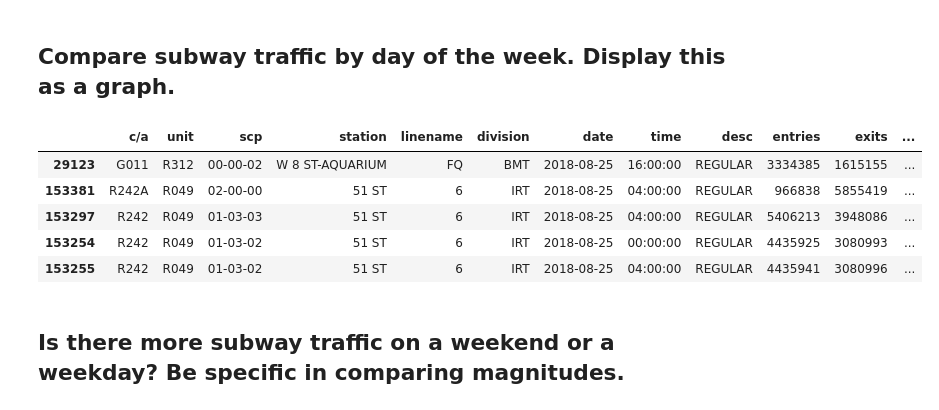
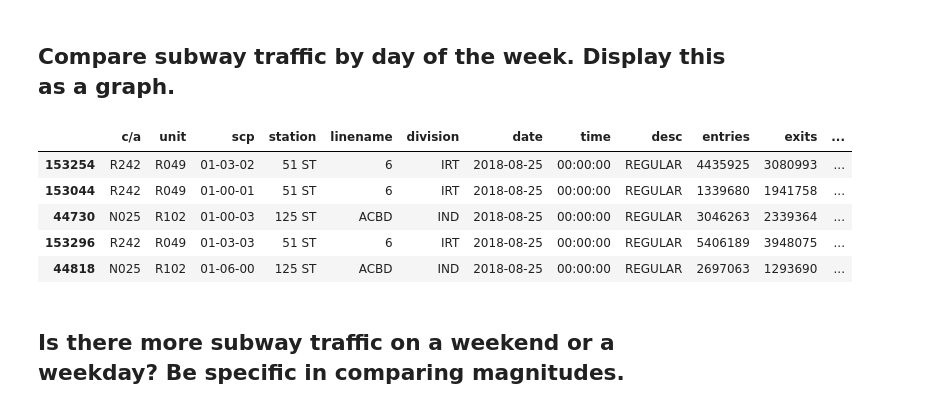
Before and after one commit to kylegwlawrence/dsc-0-03-08-understanding-pandas-series-and-dataframes-lab-online-ds-sp-000, a Jupyter notebook: index.ipynb, the cells around one changed output. Saved outputs shown, nothing was run; the diff lists cells and outputs as text; code cells hidden in the pictures.

```diff
--- a/index.ipynb
+++ b/index.ipynb
@@ -145,22 +145,22 @@ list(df.columns)
 # %%
 #create new column to calculate num entries per day. current entries column is a cumulative amount
 
 #convert date to datetime object
 df.date = pd.to_datetime(df.date, format = '%m/%d/%Y')
 
 #sort by ascending date
-df.sort_values(by = ['date'], ascending = True, inplace = True)
+df.sort_values(by = ['date', 'time'], ascending = True, inplace = True)
 df.head()
 
 #day names
 #df.date.dt.day_name().head()
 # %% [output]
 |  | c/a | unit | scp | station | linename | division | date | time | desc | entries | exits | ... |
-| 29123 | G011 | R312 | 00-00-02 | W 8 ST-AQUARIUM | FQ | BMT | 2018-08-25 | 16:00:00 | REGULAR | 3334385 | 1615155 | ... |
-| 153381 | R242A | R049 | 02-00-00 | 51 ST | 6 | IRT | 2018-08-25 | 04:00:00 | REGULAR | 966838 | 5855419 | ... |
-| 153297 | R242 | R049 | 01-03-03 | 51 ST | 6 | IRT | 2018-08-25 | 04:00:00 | REGULAR | 5406213 | 3948086 | ... |
 | 153254 | R242 | R049 | 01-03-02 | 51 ST | 6 | IRT | 2018-08-25 | 00:00:00 | REGULAR | 4435925 | 3080993 | ... |
-| 153255 | R242 | R049 | 01-03-02 | 51 ST | 6 | IRT | 2018-08-25 | 04:00:00 | REGULAR | 4435941 | 3080996 | ... |
+| 153044 | R242 | R049 | 01-00-01 | 51 ST | 6 | IRT | 2018-08-25 | 00:00:00 | REGULAR | 1339680 | 1941758 | ... |
+| 44730 | N025 | R102 | 01-00-03 | 125 ST | ACBD | IND | 2018-08-25 | 00:00:00 | REGULAR | 3046263 | 2339364 | ... |
+| 153296 | R242 | R049 | 01-03-03 | 51 ST | 6 | IRT | 2018-08-25 | 00:00:00 | REGULAR | 5406189 | 3948075 | ... |
+| 44818 | N025 | R102 | 01-06-00 | 125 ST | ACBD | IND | 2018-08-25 | 00:00:00 | REGULAR | 2697063 | 1293690 | ... |
 # %% [markdown]
 ## Is there more subway traffic on a weekend or a weekday?    Be specific in comparing magnitudes.
 # %%
```
